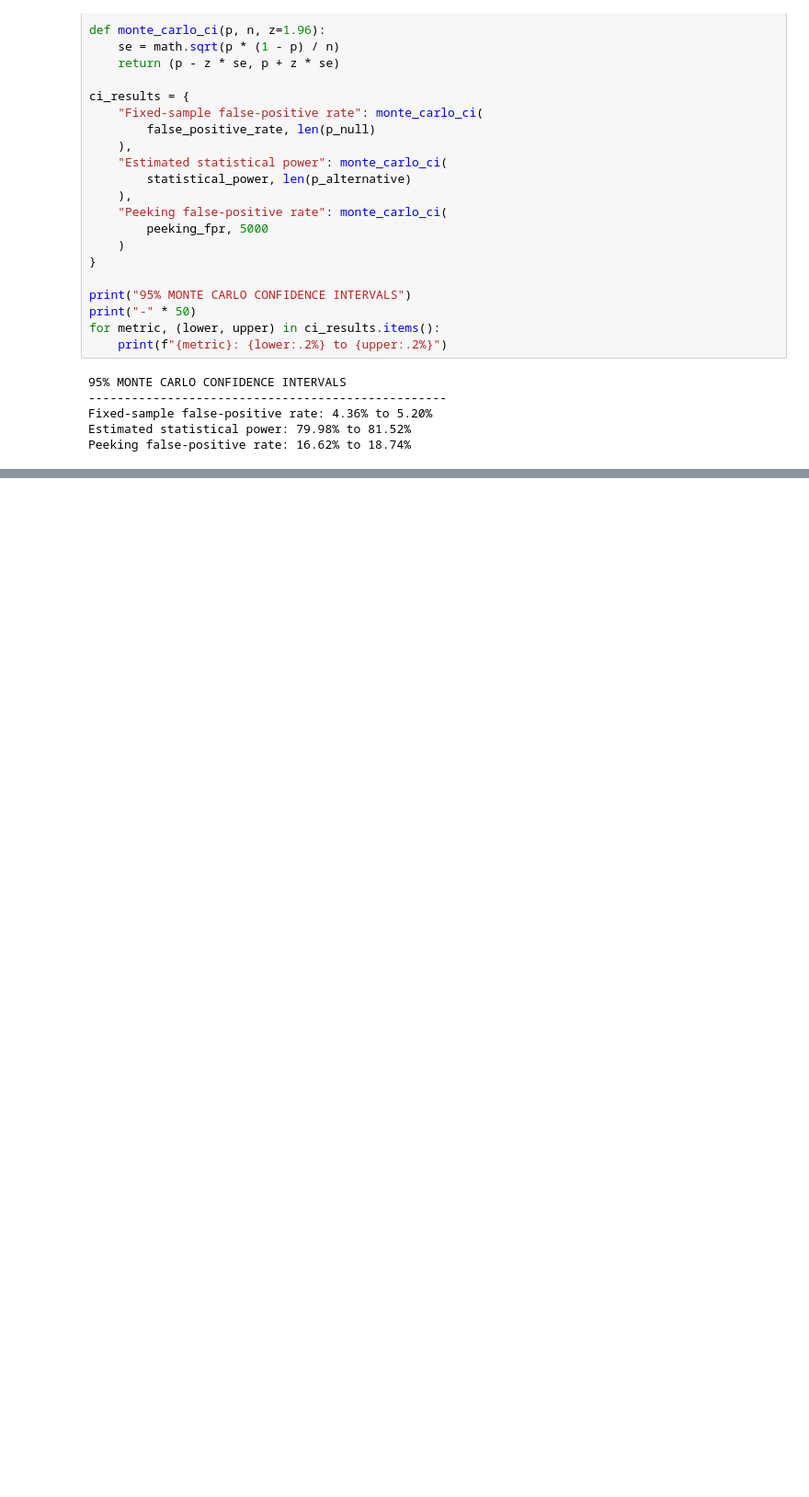
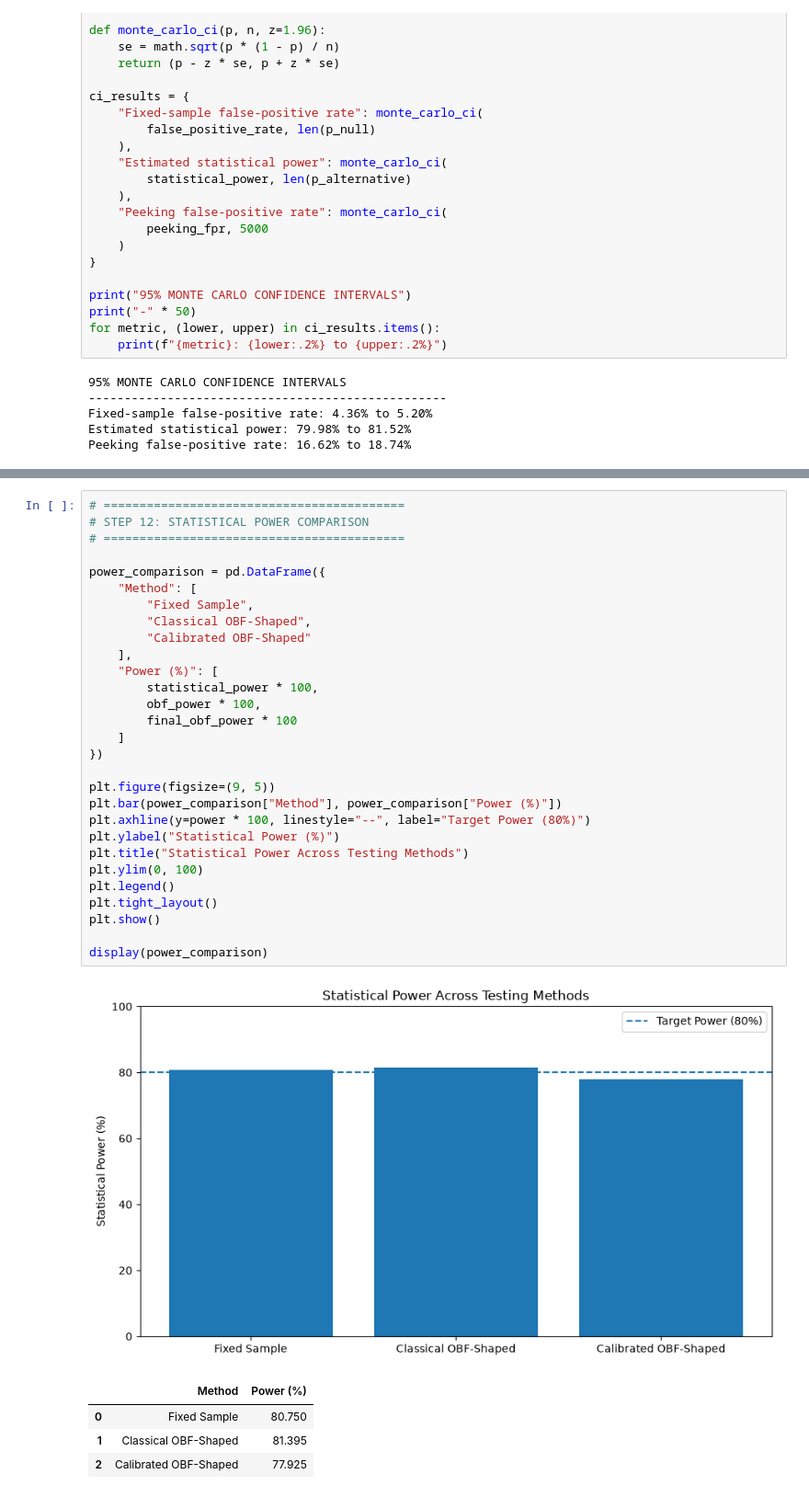
Before and after one commit to satyam-katara/ab-test-design-sizing, a Jupyter notebook: ab_test_sizing.ipynb, the cells around one changed output, grey strips where cells are left out. Shown at 92% size. Saved outputs shown, nothing was run; the diff lists cells and outputs as text; blank space fills up the shorter version.

```diff
--- a/ab_test_sizing.ipynb
+++ b/ab_test_sizing.ipynb
@@ -451,0 +748,35 @@ In this simulation run, repeated unadjusted significance checking increased the
+# %%
+# ==========================================
+# STEP 12: STATISTICAL POWER COMPARISON
+# ==========================================
+
+power_comparison = pd.DataFrame({
+    "Method": [
+        "Fixed Sample",
+        "Classical OBF-Shaped",
+        "Calibrated OBF-Shaped"
+    ],
+    "Power (%)": [
+        statistical_power * 100,
+        obf_power * 100,
+        final_obf_power * 100
+    ]
+})
+
+plt.figure(figsize=(9, 5))
+plt.bar(power_comparison["Method"], power_comparison["Power (%)"])
+plt.axhline(y=power * 100, linestyle="--", label="Target Power (80%)")
+plt.ylabel("Statistical Power (%)")
+plt.title("Statistical Power Across Testing Methods")
+plt.ylim(0, 100)
+plt.legend()
+plt.tight_layout()
+plt.show()
+
+display(power_comparison)
+# %% [output]
+[figure, added]
+|  | Method | Power (%) |
+| 0 | Fixed Sample | 80.750 |
+| 1 | Classical OBF-Shaped | 81.395 |
+| 2 | Calibrated OBF-Shaped | 77.925 |
```
Also changed, not shown: parts of 11 cells of this notebook, 6 other files.
